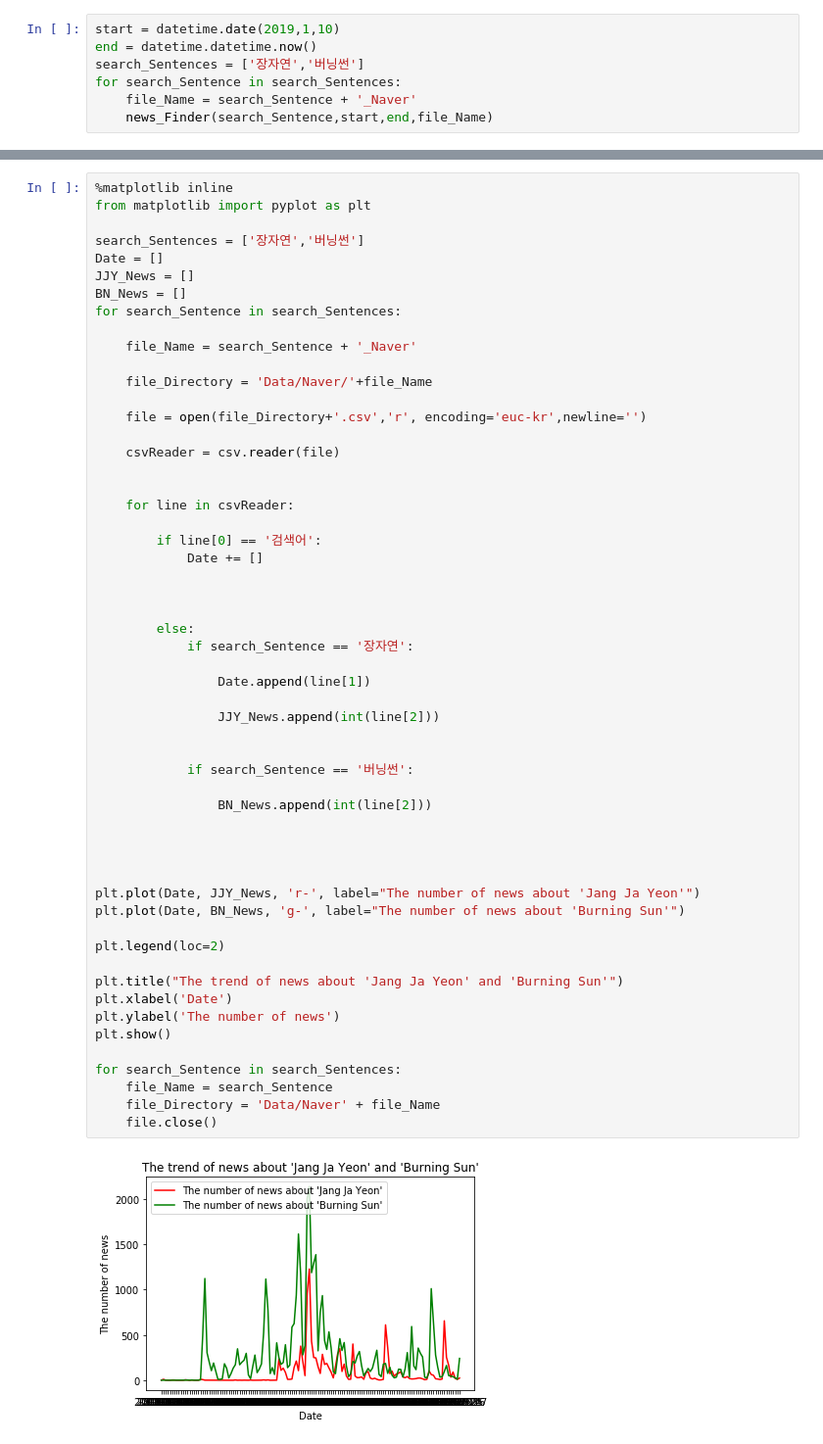
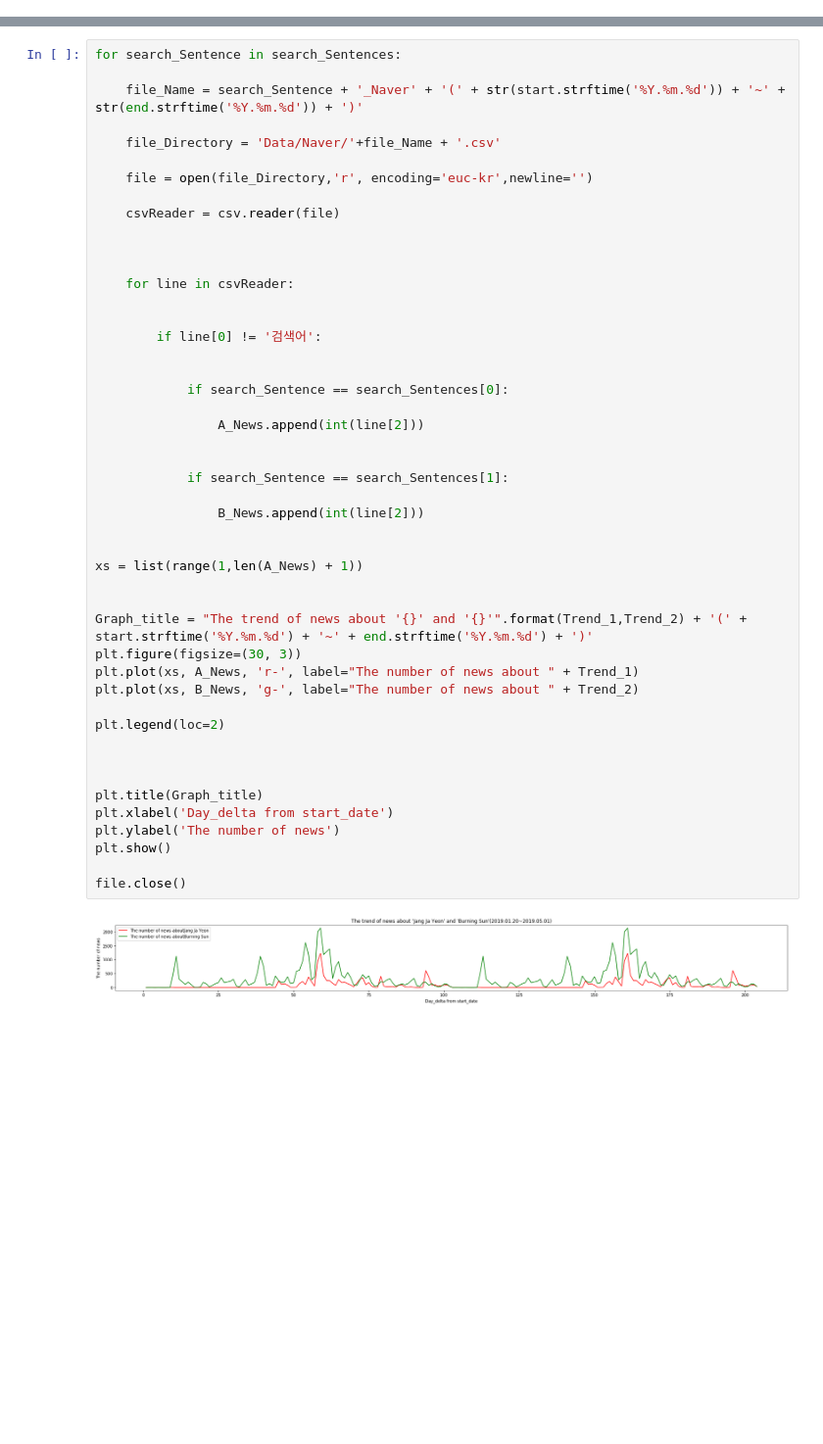
Before and after one commit to Jaehooni/Python_Term_Project, a Jupyter notebook: Naver_News_Crawling_Tool.ipynb, the cells around one changed output, grey strips where cells are left out. Shown at 98% size. Saved outputs shown, nothing was run; the diff lists cells and outputs as text; blank space fills up the shorter version.

Commit message:
Modify Naver_News_Crawling_Tool

```diff
--- a/Naver_News_Crawling_Tool.ipynb
+++ b/Naver_News_Crawling_Tool.ipynb
@@ -78,7 +87,0 @@ def news_Finder(search_Sentence,start,end,file_Name):
-# %%
-start = datetime.date(2019,1,10)
-end = datetime.datetime.now()
-search_Sentences = ['장자연','버닝썬']
-for search_Sentence in search_Sentences:
-    file_Name = search_Sentence + '_Naver'
-    news_Finder(search_Sentence,start,end,file_Name)
@@ -103,57 +266,49 @@ https://search.naver.com/search.naver?where=news&query=버닝썬&pd=3&ds=2019.05
 # %%
-%matplotlib inline
-from matplotlib import pyplot as plt
-
-search_Sentences = ['장자연','버닝썬']
-Date = []
-JJY_News = []
-BN_News = []
 for search_Sentence in search_Sentences:
 
-    file_Name = search_Sentence + '_Naver'
+    file_Name = search_Sentence + '_Naver' + '(' + str(start.strftime('%Y.%m.%d')) + '~' + str(end.strftime('%Y.%m.%d')) + ')'
 
-    file_Directory = 'Data/Naver/'+file_Name
+    file_Directory = 'Data/Naver/'+file_Name + '.csv'
 
-    file = open(file_Directory+'.csv','r', encoding='euc-kr',newline='')
+    file = open(file_Directory,'r', encoding='euc-kr',newline='')
 
     csvReader = csv.reader(file)
 
 
+
     for line in csvReader:
 
-        if line[0] == '검색어':
-            Date += []
+
+        if line[0] != '검색어':
+
+
+            if search_Sentence == search_Sentences[0]:
+
+                A_News.append(int(line[2]))
+
+
+            if search_Sentence == search_Sentences[1]:
+
+                B_News.append(int(line[2]))
+
+
+xs = list(range(1,len(A_News) + 1))
+
+
+Graph_title = "The trend of news about '{}' and '{}'".format(Trend_1,Trend_2) + '(' +  start.strftime('%Y.%m.%d') + '~' + end.strftime('%Y.%m.%d') + ')'
+plt.figure(figsize=(30, 3))
+plt.plot(xs, A_News, 'r-', label="The number of news about " + Trend_1)
+plt.plot(xs, B_News, 'g-', label="The number of news about " + Trend_2)
+
+plt.legend(loc=2)
 
 
 
-        else:
-            if search_Sentence == '장자연':
-
-                Date.append(line[1])
-
-                JJY_News.append(int(line[2]))
-
-
-            if search_Sentence == '버닝썬':
-
-                BN_News.append(int(line[2]))
-
-
-
-
-plt.plot(Date, JJY_News, 'r-', label="The number of news about 'Jang Ja Yeon'")
-plt.plot(Date, BN_News, 'g-', label="The number of news about 'Burning Sun'")
-
-plt.legend(loc=2)
-
-plt.title("The trend of news about 'Jang Ja Yeon' and 'Burning Sun'")
-plt.xlabel('Date')
+plt.title(Graph_title)
+plt.xlabel('Day_delta from start_date')
 plt.ylabel('The number of news')
 plt.show()
 
-for search_Sentence in search_Sentences:
-    file_Name = search_Sentence
-    file_Directory = 'Data/Naver' + file_Name
-    file.close()
+file.close()
 # %% [output]
-[figure, old version]
+[figure, new version]
```
Also changed, not shown: parts of 5 cells of this notebook, 19 other files.
